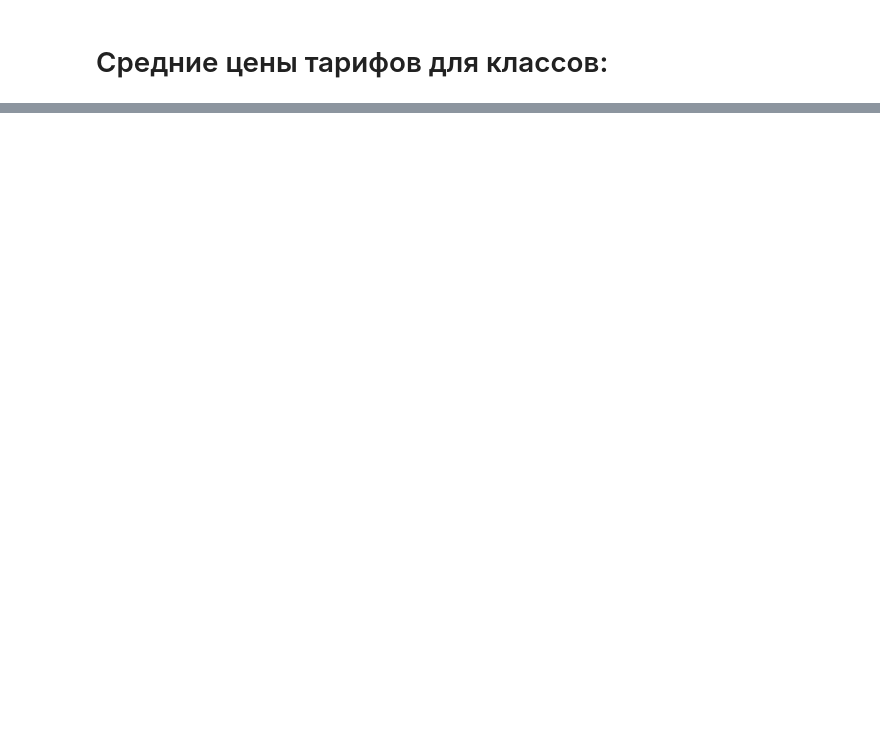
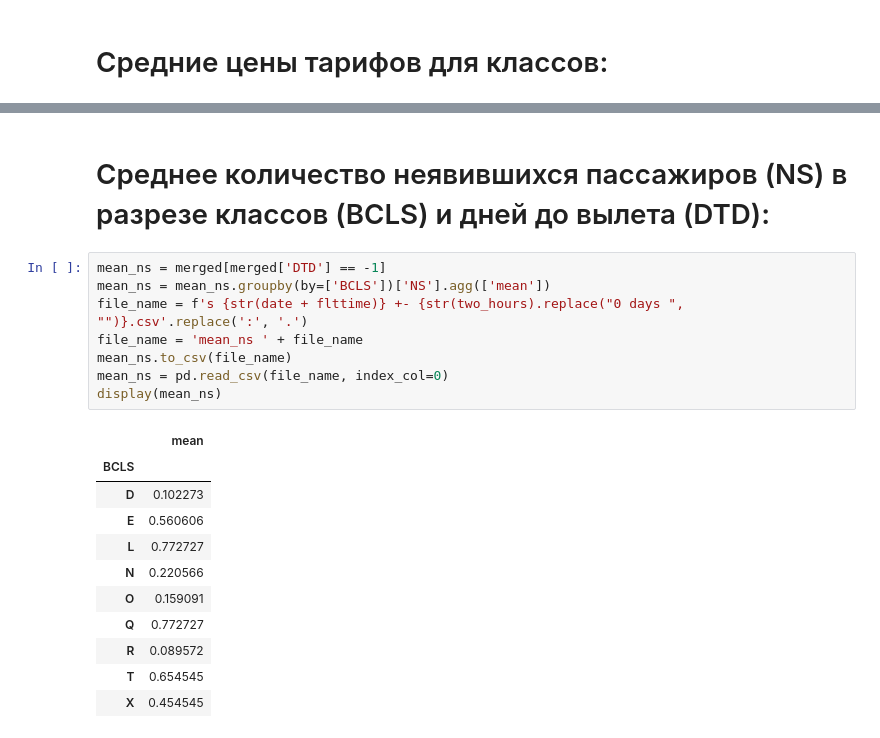
Before and after one commit to Flyer-DM/aeroflot_ML, a Jupyter notebook: профили сезонов.ipynb, the cells around one changed output, grey strips where cells are left out. Drawn from its saved outputs; the diff is of its cells as text; blank space fills up the shorter version.

```diff
--- a/профили сезонов.ipynb
+++ b/профили сезонов.ipynb
@@ -215,0 +230,22 @@ flt_mean
+# %% [markdown]
+# Среднее количество неявившихся пассажиров (NS) в разрезе классов (BCLS) и дней до вылета (DTD):
+# %%
+mean_ns = merged[merged['DTD'] == -1]
+mean_ns = mean_ns.groupby(by=['BCLS'])['NS'].agg(['mean'])
+file_name = f's {str(date + flttime)} +- {str(two_hours).replace("0 days ", "")}.csv'.replace(':', '.')
+file_name = 'mean_ns ' + file_name
+mean_ns.to_csv(file_name)
+mean_ns = pd.read_csv(file_name, index_col=0)
+display(mean_ns)
+# %% [output]
+|  | mean |
+| BCLS |  |
+| D | 0.102273 |
+| E | 0.560606 |
+| L | 0.772727 |
+| N | 0.220566 |
+| O | 0.159091 |
+| Q | 0.772727 |
+| R | 0.089572 |
+| T | 0.654545 |
+| X | 0.454545 |
```
Also changed, not shown: parts of 14 cells of this notebook.
